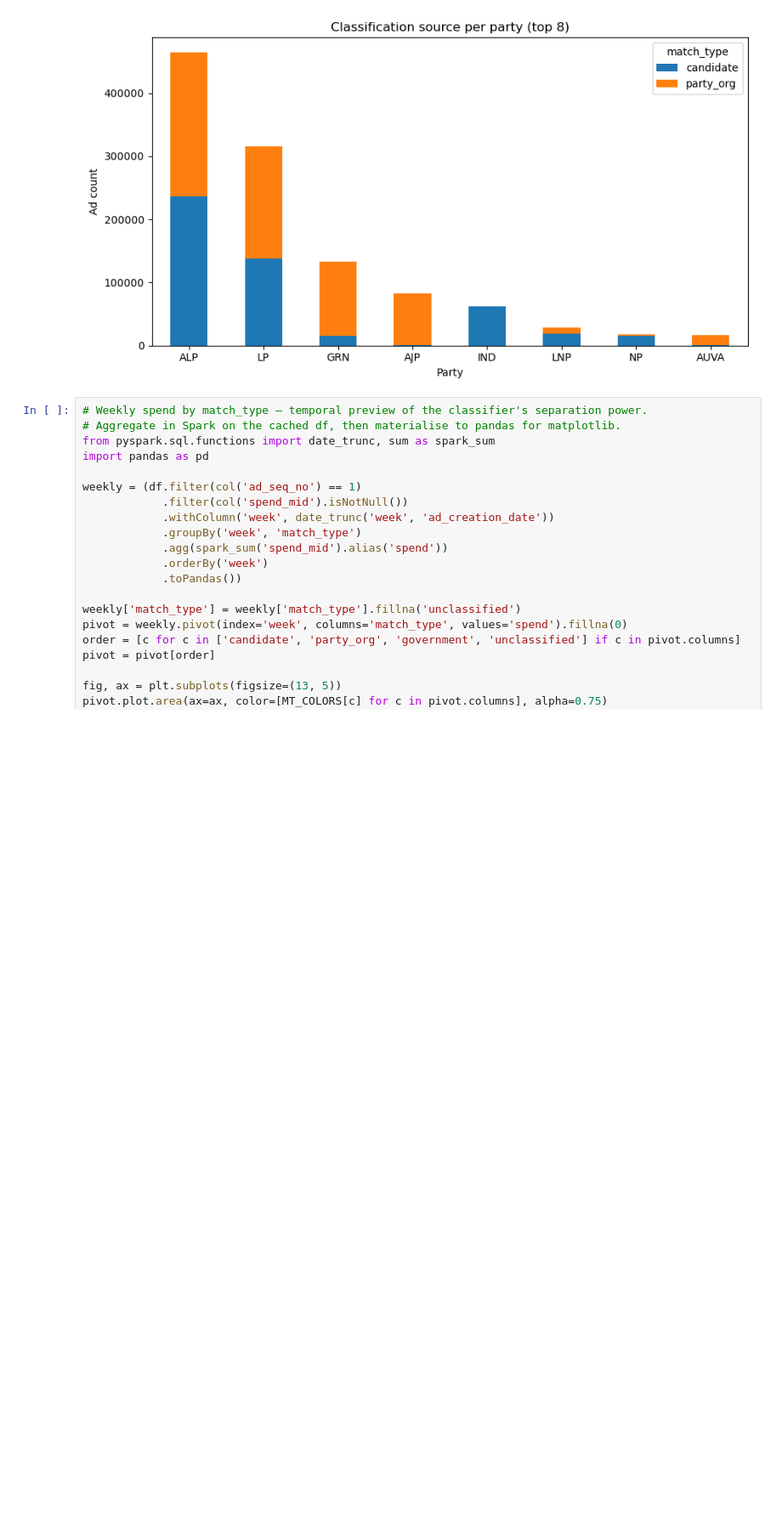
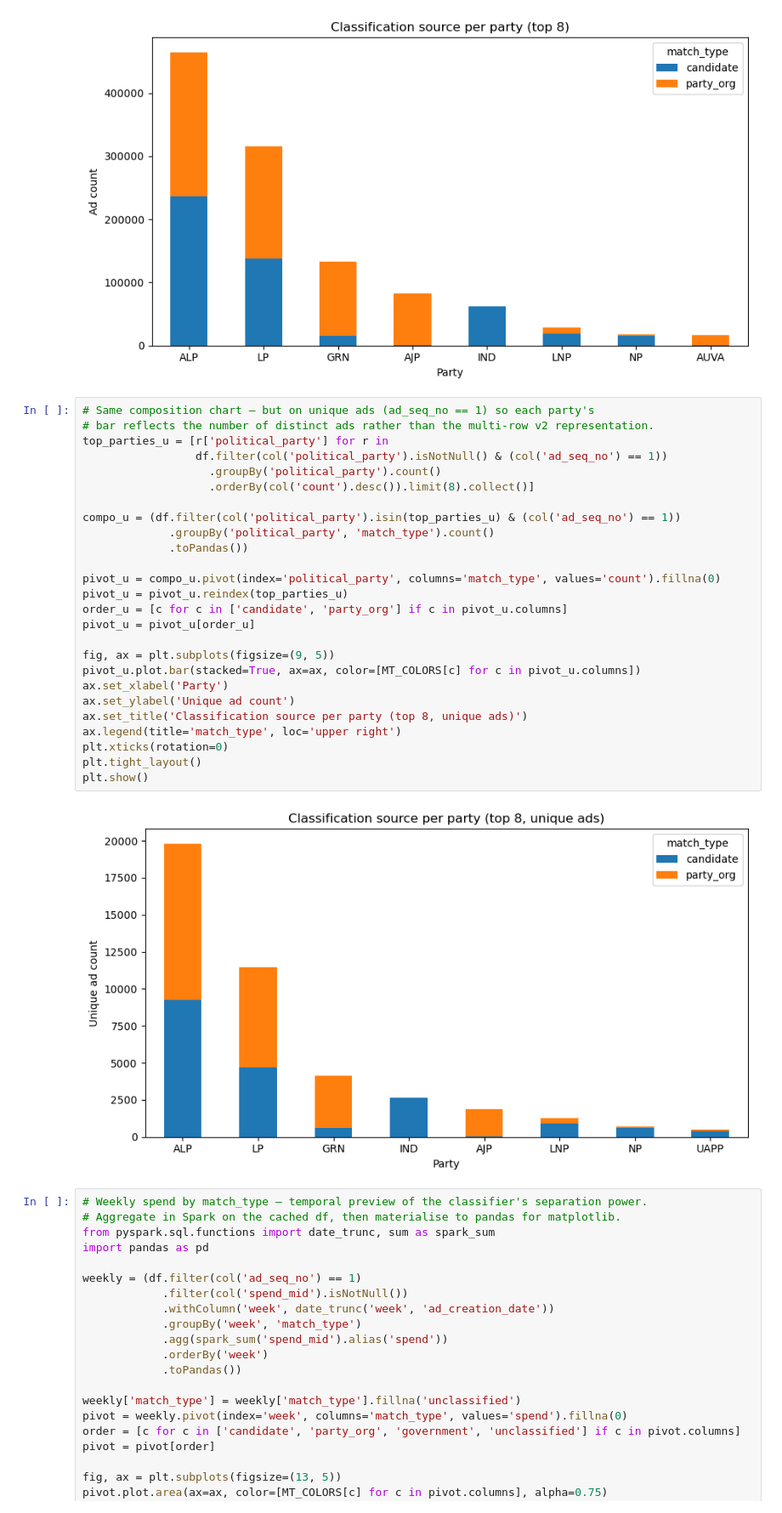
Before and after one commit to stuliveshere/FB_API, a Jupyter notebook: notebooks/02_preprocessing.ipynb, the cells around one changed output. Shown at 85% size. Saved outputs shown, nothing was run; the diff lists cells and outputs as text; blank space fills up the shorter version.

```diff
--- a/notebooks/02_preprocessing.ipynb
+++ b/notebooks/02_preprocessing.ipynb
@@ -362,6 +422,34 @@ plt.tight_layout()
 plt.show()
 # %% [output]
 [figure]
+# %%
+# Same composition chart — but on unique ads (ad_seq_no == 1) so each party's
+# bar reflects the number of distinct ads rather than the multi-row v2 representation.
+top_parties_u = [r['political_party'] for r in
+                 df.filter(col('political_party').isNotNull() & (col('ad_seq_no') == 1))
+                   .groupBy('political_party').count()
+                   .orderBy(col('count').desc()).limit(8).collect()]
+
+compo_u = (df.filter(col('political_party').isin(top_parties_u) & (col('ad_seq_no') == 1))
+             .groupBy('political_party', 'match_type').count()
+             .toPandas())
+
+pivot_u = compo_u.pivot(index='political_party', columns='match_type', values='count').fillna(0)
+pivot_u = pivot_u.reindex(top_parties_u)
+order_u = [c for c in ['candidate', 'party_org'] if c in pivot_u.columns]
+pivot_u = pivot_u[order_u]
+
+fig, ax = plt.subplots(figsize=(9, 5))
+pivot_u.plot.bar(stacked=True, ax=ax, color=[MT_COLORS[c] for c in pivot_u.columns])
+ax.set_xlabel('Party')
+ax.set_ylabel('Unique ad count')
+ax.set_title('Classification source per party (top 8, unique ads)')
+ax.legend(title='match_type', loc='upper right')
+plt.xticks(rotation=0)
+plt.tight_layout()
+plt.show()
+# %% [output]
+[figure, added]
 # %%
 # Weekly spend by match_type — temporal preview of the classifier's separation power.
 # Aggregate in Spark on the cached df, then materialise to pandas for matplotlib.
```
Also changed, not shown: parts of 17 cells of this notebook, 4 other files.
